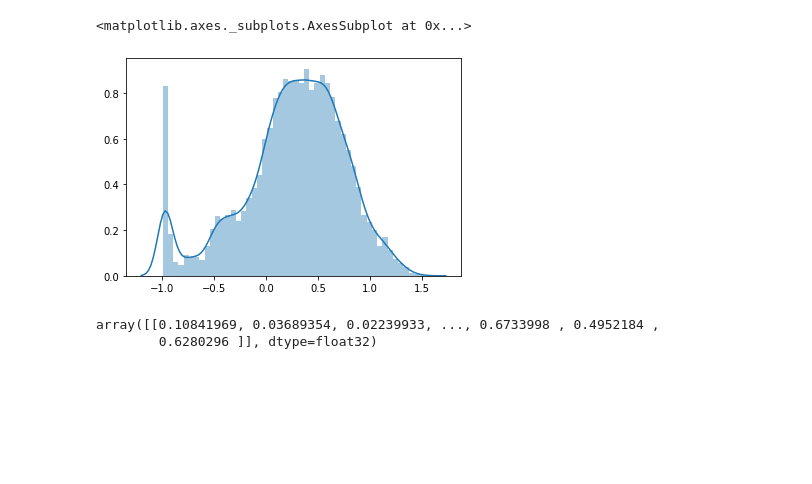
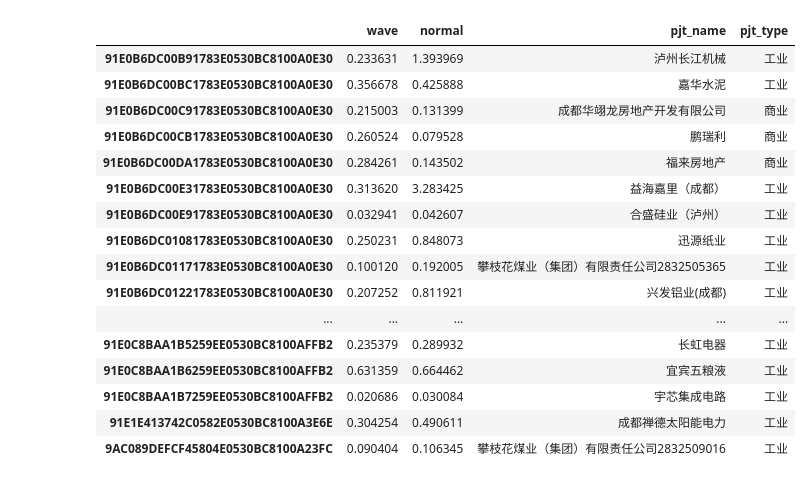
Before and after one commit to Relevation-143/Deep-Time-Series-Prediction, a Jupyter notebook: daily prediction.ipynb, the cells around one changed output. Drawn from its saved outputs; the diff is of its cells as text; code cells hidden in the pictures; blank space fills up the shorter version.

```diff
--- a/daily prediction.ipynb
+++ b/daily prediction.ipynb
@@ -178,10 +158,0 @@ Name: 91E0B6DC00B91783E0530BC8100A0E30, dtype: float64
-# %%
-sns.distplot(np.expm1(xy[0]))
-# %% [output]
-<matplotlib.axes._subplots.AxesSubplot at 0x...>
-[figure, removed]
-# %%
-np.expm1(xy[0])
-# %% [output]
-array([[0.10841969, 0.03689354, 0.02239933, ..., 0.6733998 , 0.4952184 ,
-        0.6280296 ]], dtype=float32)
@@ -187,0 +219,21 @@ array([[0.10841969, 0.03689354, 0.02239933, ..., 0.6733998 , 0.4952184 ,
+# %%
+# 62
+scores.merge(info, left_index=True, right_index=True)
+# %% [output]
+|  | wave | normal | pjt_name | pjt_type |
+| 91E0B6DC00B91783E0530BC8100A0E30 | 0.233631 | 1.393969 | 泸州长江机械 | 工业 |
+| 91E0B6DC00BC1783E0530BC8100A0E30 | 0.356678 | 0.425888 | 嘉华水泥 | 工业 |
+| 91E0B6DC00C91783E0530BC8100A0E30 | 0.215003 | 0.131399 | 成都华翊龙房地产开发有限公司 | 商业 |
+| 91E0B6DC00CB1783E0530BC8100A0E30 | 0.260524 | 0.079528 | 鹏瑞利 | 商业 |
+| 91E0B6DC00DA1783E0530BC8100A0E30 | 0.284261 | 0.143502 | 福来房地产 | 商业 |
+| 91E0B6DC00E31783E0530BC8100A0E30 | 0.313620 | 3.283425 | 益海嘉里（成都） | 工业 |
+| 91E0B6DC00E91783E0530BC8100A0E30 | 0.032941 | 0.042607 | 合盛硅业（泸州） | 工业 |
+| 91E0B6DC01081783E0530BC8100A0E30 | 0.250231 | 0.848073 | 迅源纸业 | 工业 |
+| 91E0B6DC01171783E0530BC8100A0E30 | 0.100120 | 0.192005 | 攀枝花煤业（集团）有限责任公司2832505365 | 工业 |
+| 91E0B6DC01221783E0530BC8100A0E30 | 0.207252 | 0.811921 | 兴发铝业(成都) | 工业 |
+| ... | ... | ... | ... | ... |
+| 91E0C8BAA1B5259EE0530BC8100AFFB2 | 0.235379 | 0.289932 | 长虹电器 | 工业 |
+| 91E0C8BAA1B6259EE0530BC8100AFFB2 | 0.631359 | 0.664462 | 宜宾五粮液 | 工业 |
+| 91E0C8BAA1B7259EE0530BC8100AFFB2 | 0.020686 | 0.030084 | 宇芯集成电路 | 工业 |
+| 91E1E413742C0582E0530BC8100A3E6E | 0.304254 | 0.490611 | 成都禅德太阳能电力 | 工业 |
+| 9AC089DEFCF45804E0530BC8100A23FC | 0.090404 | 0.106345 | 攀枝花煤业（集团）有限责任公司2832509016 | 工业 |
```
Also changed, not shown: parts of 20 cells of this notebook, 2 other files.
